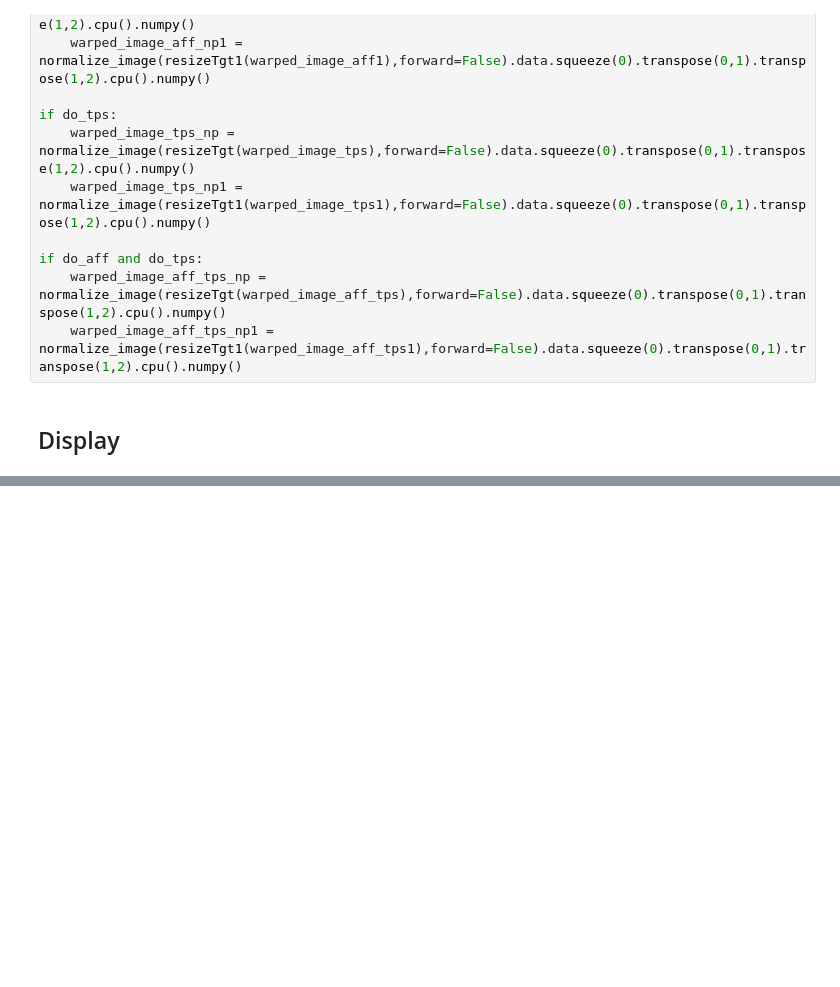
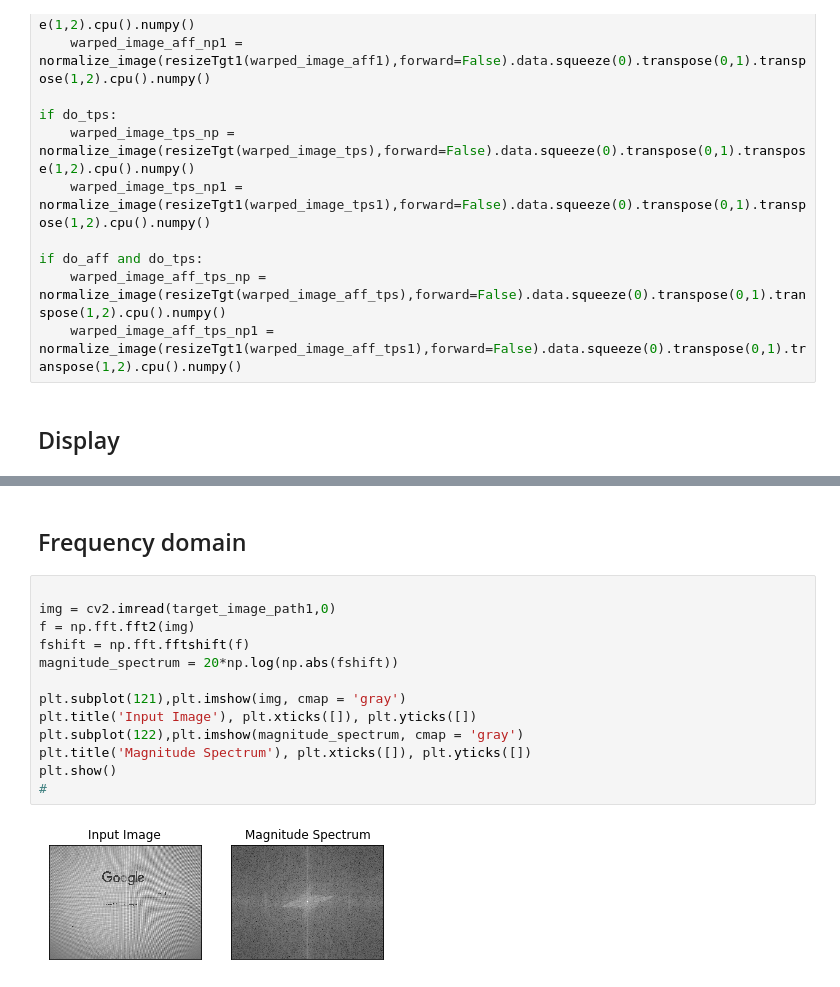
Before and after one commit to myeongmy/aliasing_removal, a Jupyter notebook: demo_notebook.ipynb, the cells around one changed output, grey strips where cells are left out. Drawn from its saved outputs; the diff is of its cells as text; blank space fills up the shorter version.

```diff
--- a/demo_notebook.ipynb
+++ b/demo_notebook.ipynb
@@ -205,3 +215,20 @@ plt.show()
 # %% [output]
 [figure]
 [figure]
+# %% [markdown]
+## Frequency domain
+# %%
+
+img = cv2.imread(target_image_path1,0)
+f = np.fft.fft2(img)
+fshift = np.fft.fftshift(f)
+magnitude_spectrum = 20*np.log(np.abs(fshift))
+
+plt.subplot(121),plt.imshow(img, cmap = 'gray')
+plt.title('Input Image'), plt.xticks([]), plt.yticks([])
+plt.subplot(122),plt.imshow(magnitude_spectrum, cmap = 'gray')
+plt.title('Magnitude Spectrum'), plt.xticks([]), plt.yticks([])
+plt.show()
+#
+# %% [output]
+[figure, added]
```
Also changed, not shown: parts of 3 cells of this notebook.
